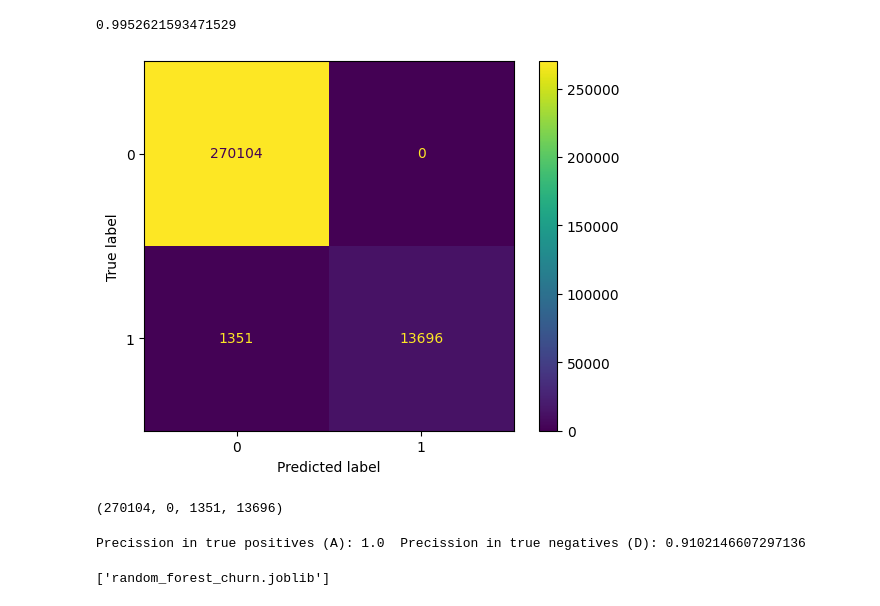
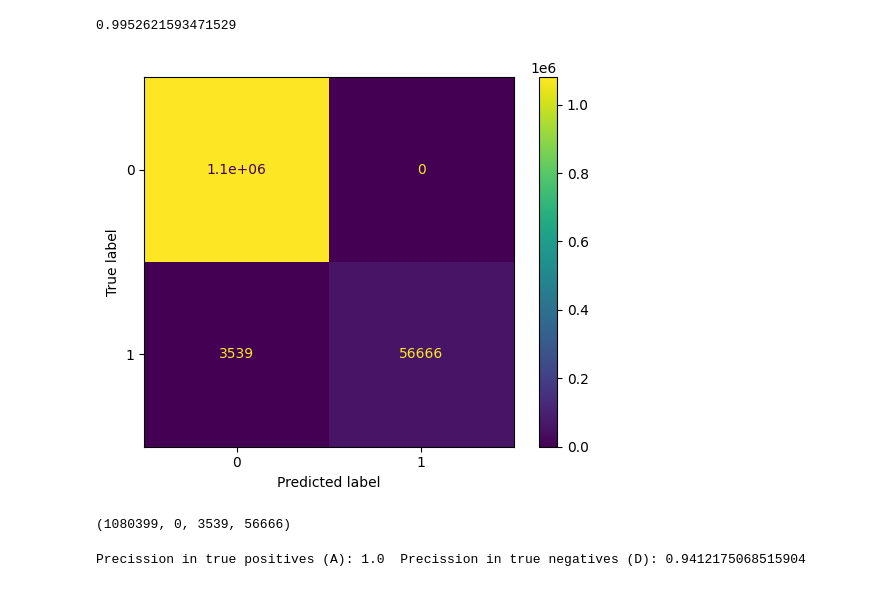
Before and after one commit to new-superuser-alt9193/DeepLearning, a Jupyter notebook: crisp_dm/modeling/randomforest.ipynb, the cells around one changed output. Saved outputs shown, nothing was run; the diff lists cells and outputs as text; code cells hidden in the pictures.

```diff
--- a/crisp_dm/modeling/randomforest.ipynb
+++ b/crisp_dm/modeling/randomforest.ipynb
@@ -12,4 +12,7 @@ y = df['TARGET']
 # %%
 x_train, x_test, y_train, y_test = train_test_split(x,y, test_size= 0.25, random_state= 1)
 # %%
-random_forest = RandomForestClassifier(max_depth = 3, random_state = 1).fit(x_train, y_train)
+random_forest = RandomForestClassifier(max_depth = 3, random_state = 1)
+# %%
+kfold = KFold(n_splits = 5, random_state=42, shuffle=True)
+cv_results = cross_val_score(random_forest, x,y, cv = kfold, scoring='accuracy', verbose = 10)
@@ -29,8 +54,10 @@ x_test
 | 963413 | 963413 | 2016 | 2019 | 956.666809 | 990.330000 | 2 | 1265.613333 | ... |
 | 312019 | 312019 | 2013 | 2019 | 313.174852 | 326.181667 | 1 | 324.555000 | ... |
 285151 rows × 19 columns
+# %%
+random_forest = random_forest.fit(x_train, y_train)
 # %%
-y_pred = random_forest.predict(x_test)
+y_pred = cross_val_predict(random_forest, x,y, cv = kfold)
 y_pred
 # %% [output]
 array([0, 0, 0, ..., 0, 0, 0], dtype=int64)
@@ -39,26 +66,24 @@ random_forest.score(x_test, y_test)
 # %% [output]
 0.9952621593471529
 # %%
-cm = confusion_matrix(y_test, y_pred)
+cm = confusion_matrix(y, y_pred)
 cm_plot = ConfusionMatrixDisplay(cm).plot()
 # %% [output]
-[figure, old version]
+[figure, new version]
 # %%
 a,b,c,d = cm.ravel()
 (a,b,c,d)
 # %% [output]
-(270104, 0, 1351, 13696)
+(1080399, 0, 3539, 56666)
 # %%
 percentage_A = a / (a + b) #True positives = True positives / (True positives + false positives)
 percentage_D = d / (d + c) #True positives = True negatives / (True negatives + false negatives)
 print("Precission in true positives (A):",percentage_A," Precission in true negatives (D):",percentage_D)
 # %% [output]
-Precission in true positives (A): 1.0  Precission in true negatives (D): 0.9102146607297136
+Precission in true positives (A): 1.0  Precission in true negatives (D): 0.9412175068515904
 # %%
-from joblib import dump, load
-dump(random_forest, 'random_forest_churn.joblib')
+#from joblib import dump, load
+#dump(random_forest, 'random_forest_churn.joblib')
-# %% [output]
-['random_forest_churn.joblib']
 # %%
 #function to get all clients churn probability: 0 means no churn, 1 means churn
 def getChurnProbabilities(random_forest, x):
```
Also changed, not shown: parts of 9 cells of this notebook, 4 other files.
